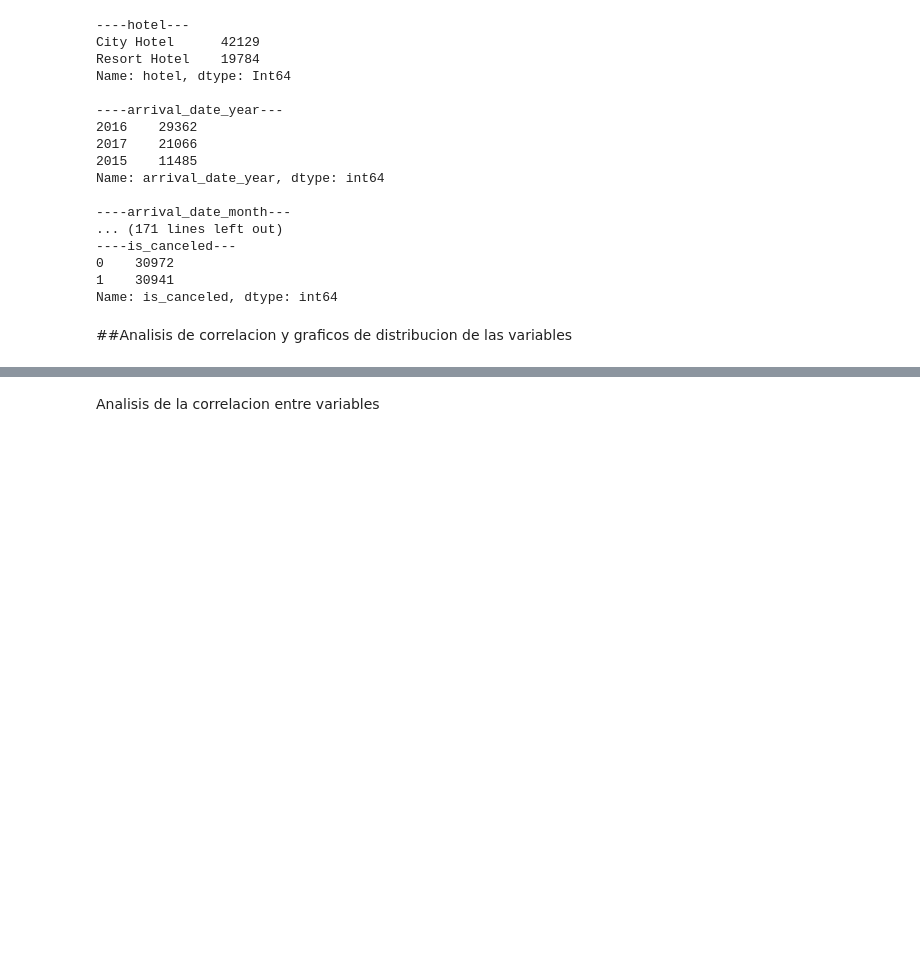
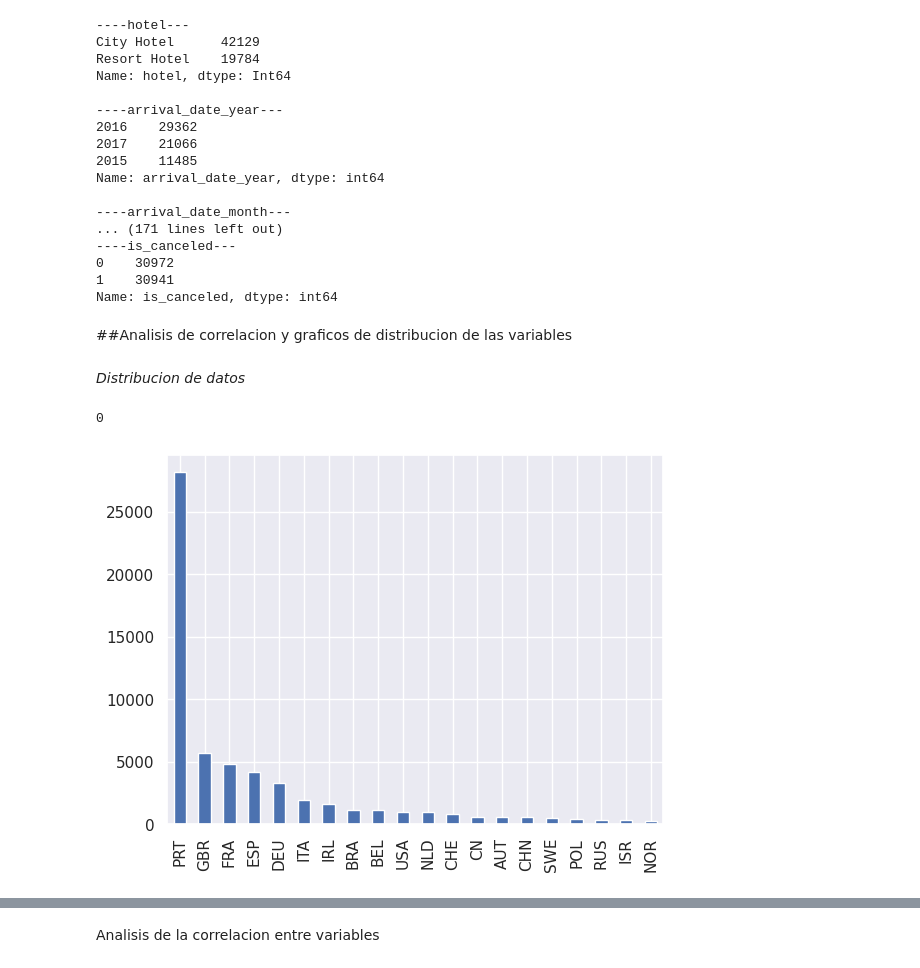
Before and after one commit to franciscoL0pez/TrabajosPracticosOrganizacionDeDatos1C2023, a Jupyter notebook: Tp_1.ipynb, the cells around one changed output, grey strips where cells are left out. Saved outputs shown, nothing was run; the diff lists cells and outputs as text; code cells hidden in the pictures; blank space fills up the shorter version.

```diff
--- a/Tp_1.ipynb
+++ b/Tp_1.ipynb
@@ -165,10 +171,16 @@ Name: arrival_date_year, dtype: int64
 Name: is_canceled, dtype: int64
 # %% [markdown]
 ##Analisis de correlacion y graficos de distribucion de las variables
+# %% [markdown]
+*Distribucion de datos*
 # %%
 #df_hotels_train.hist(figsize=(20,20), bins=27)
 # %%
 #Realizamos graficos para ver la distribucion de las varaibles
-#df_hotels_train.groupby('adults')['is_canceled'].sum().plot(kind = 'bar', legend = 'Reverse')
 
-# Hay que hacer la distirbucion de las varaibles!
+#Countrys
+graf_de_paises = df_hotels_train['country'].value_counts().head(20)
+graf_de_paises.plot(kind='bar')
+# %% [output]
+0
+[figure, added]
```
Also changed, not shown: parts of 33 cells of this notebook.
